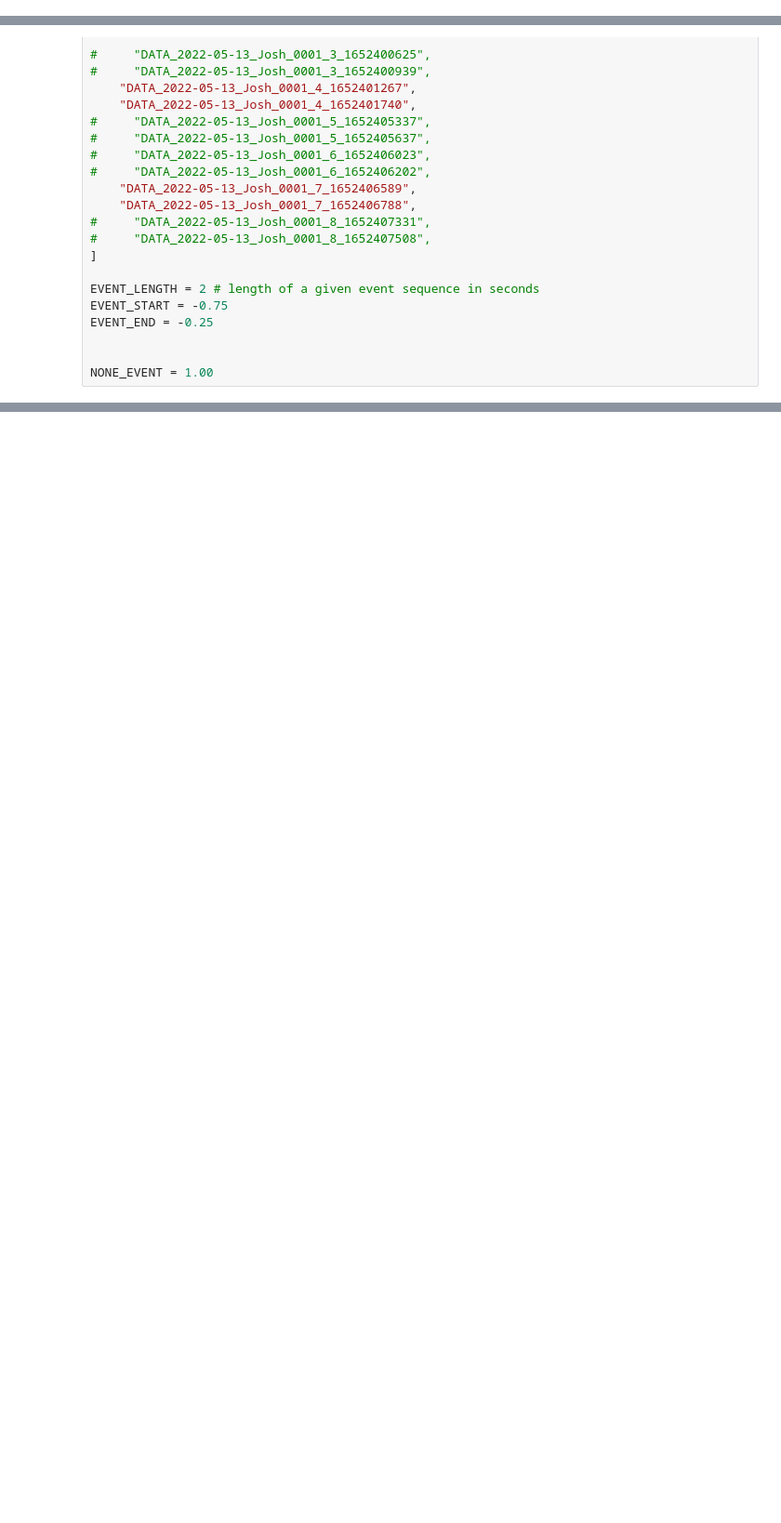
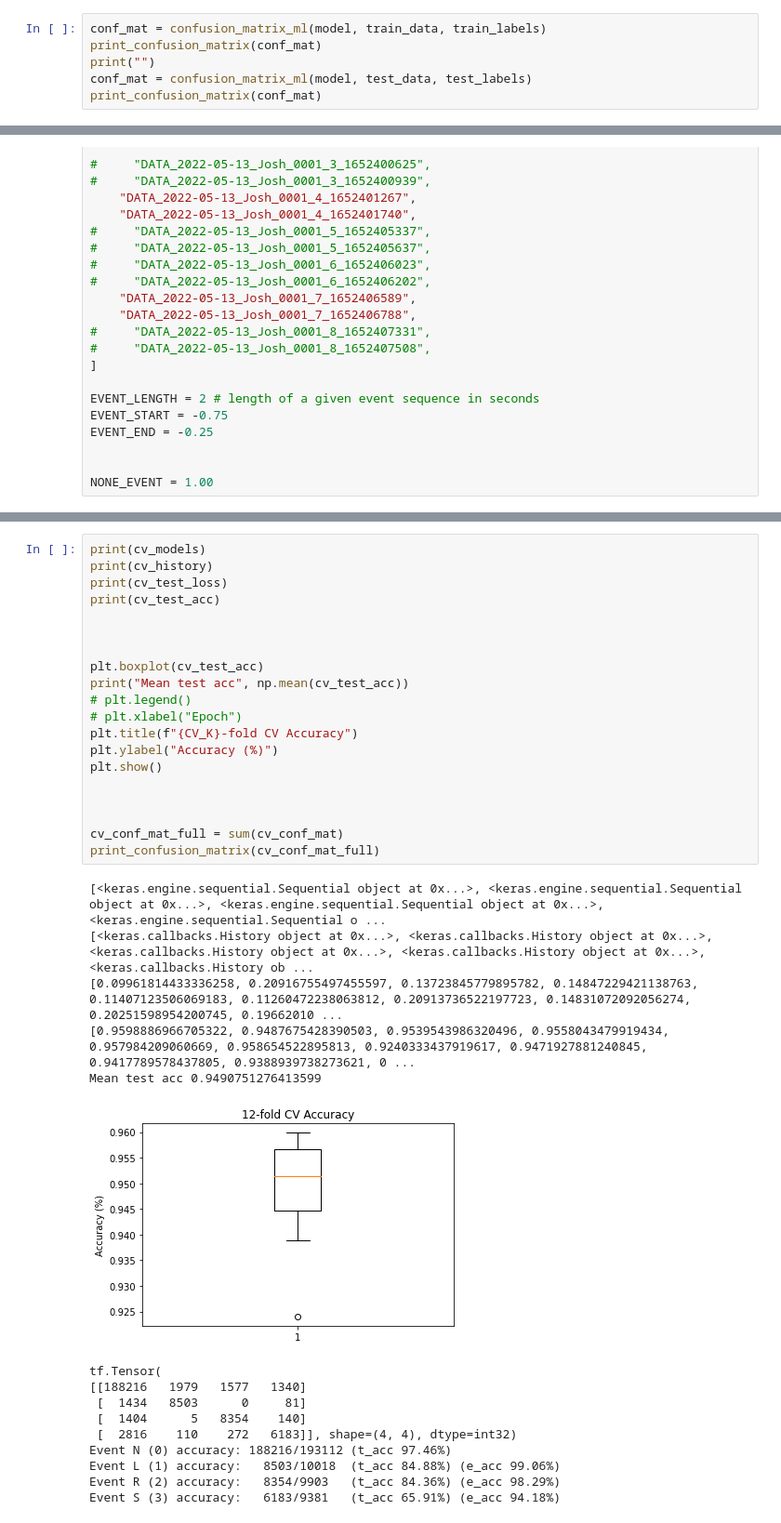
Before and after one commit to mattyhempstead/brain4, a Jupyter notebook: final/analysis/build_model.ipynb, the cells around one changed output, grey strips where cells are left out. Shown at 93% size. Drawn from its saved outputs; the diff is of its cells as text; blank space fills up the shorter version.

```diff
--- a/final/analysis/build_model.ipynb
+++ b/final/analysis/build_model.ipynb
@@ -465,3 +441,9 @@ Event S (3) accuracy:   2021/3198   (t_acc 63.20%) (e_acc 93.01%)
+# %%
+conf_mat = confusion_matrix_ml(model, train_data, train_labels)
+print_confusion_matrix(conf_mat)
+print("")
+conf_mat = confusion_matrix_ml(model, test_data, test_labels)
+print_confusion_matrix(conf_mat)
 # %%
 predictions = model.predict(test_data)
 predictions = tf.nn.softmax(predictions, axis=1)
@@ -917,0 +1171,36 @@ NONE_EVENT = 1.00
+# %%
+print(cv_models)
+print(cv_history)
+print(cv_test_loss)
+print(cv_test_acc)
+
+
+
+plt.boxplot(cv_test_acc)
+print("Mean test acc", np.mean(cv_test_acc))
+# plt.legend()
+# plt.xlabel("Epoch")
+plt.title(f"{CV_K}-fold CV Accuracy")
+plt.ylabel("Accuracy (%)")
+plt.show()
+
+
+
+cv_conf_mat_full = sum(cv_conf_mat)
+print_confusion_matrix(cv_conf_mat_full)
+# %% [output]
+[<keras.engine.sequential.Sequential object at 0x...>, <keras.engine.sequential.Sequential object at 0x...>, <keras.engine.sequential.Sequential object at 0x...>, <keras.engine.sequential.Sequential o ...
+[<keras.callbacks.History object at 0x...>, <keras.callbacks.History object at 0x...>, <keras.callbacks.History object at 0x...>, <keras.callbacks.History object at 0x...>, <keras.callbacks.History ob ...
+[0.09961814433336258, 0.20916755497455597, 0.13723845779895782, 0.14847229421138763, 0.11407123506069183, 0.11260472238063812, 0.20913736522197723, 0.14831072092056274, 0.20251598954200745, 0.19662010 ...
+[0.9598886966705322, 0.9487675428390503, 0.9539543986320496, 0.9558043479919434, 0.957984209060669, 0.958654522895813, 0.9240333437919617, 0.9471927881240845, 0.9417789578437805, 0.9388939738273621, 0 ...
+Mean test acc 0.9490751276413599
+[figure, added]
+tf.Tensor(
+[[188216   1979   1577   1340]
+ [  1434   8503      0     81]
+ [  1404      5   8354    140]
+ [  2816    110    272   6183]], shape=(4, 4), dtype=int32)
+Event N (0) accuracy: 188216/193112 (t_acc 97.46%)
+Event L (1) accuracy:   8503/10018  (t_acc 84.88%) (e_acc 99.06%)
+Event R (2) accuracy:   8354/9903   (t_acc 84.36%) (e_acc 98.29%)
+Event S (3) accuracy:   6183/9381   (t_acc 65.91%) (e_acc 94.18%)
```
Also changed, not shown: parts of 32 cells of this notebook, 1 other file.
